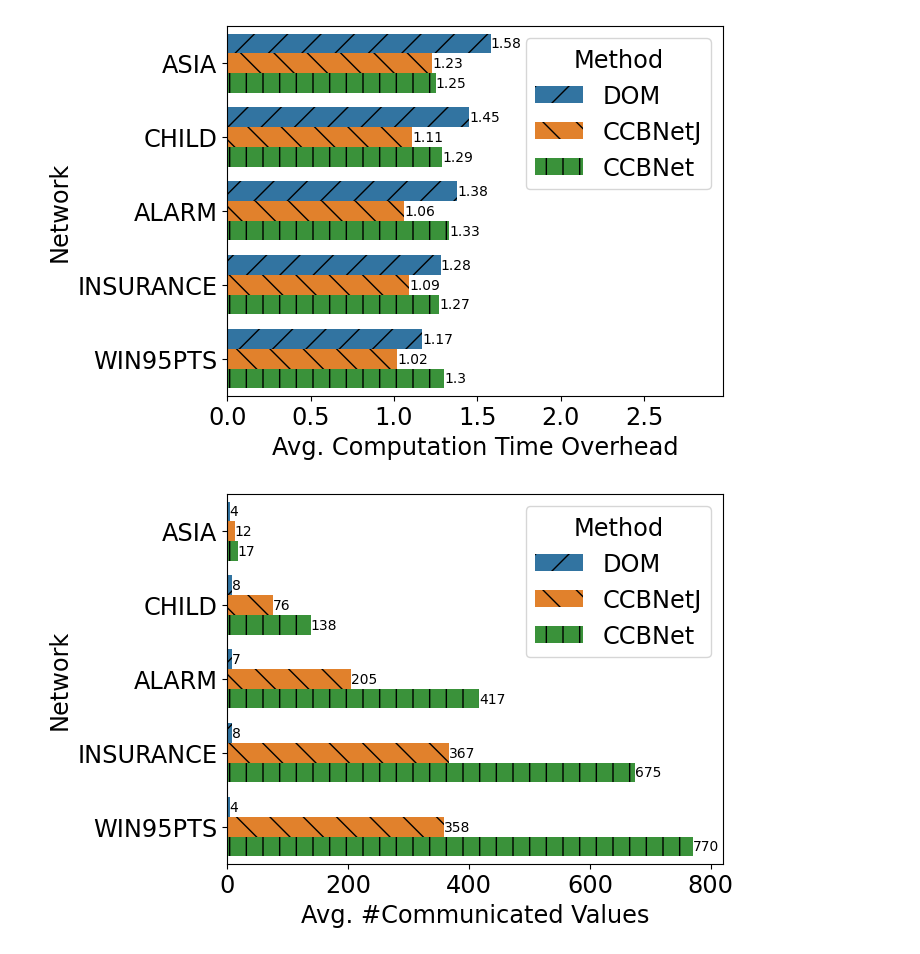
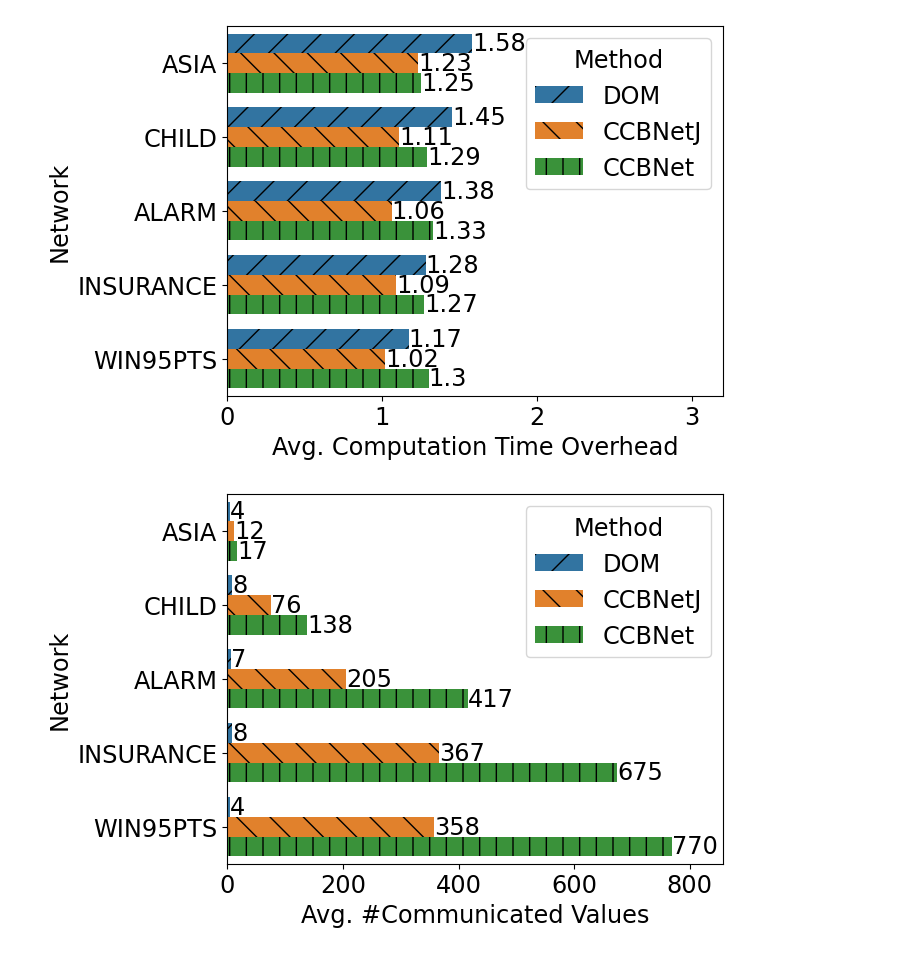
Before and after one commit to AbeleMM/ccbnet, a Jupyter notebook: plots.ipynb, the cells around one changed output. Drawn from its saved outputs; the diff is of its cells as text; code cells hidden in the pictures.

Commit message:
Increase the size of plot bar labels

```diff
--- a/plots.ipynb
+++ b/plots.ipynb
@@ -28,10 +28,12 @@ def make_save_barplot(df: pd.DataFrame, metric: str, xlim_r_mult: float, log_sca
 
     df_ = df[df["Name"].isin(method_order)]
     df_ = df.rename(columns=COL_RENAMER)
-    ax = sns.barplot(df_, x=COL_RENAMER[metric], y="Network", orient="h", hue="Method", hue_order=method_order)
+    ax = sns.barplot(
+        df_, x=COL_RENAMER[metric], y="Network", hue="Method",
+        hue_order=method_order, orient="h")
 
     for container, hatch in zip(cast(list[BarContainer], ax.containers), HATCHES):
-        ax.bar_label(container, label_type="edge")
+        ax.bar_label(container, label_type="edge", fontsize="xx-large")
         _x_lim_l, xlim_r = ax.get_xlim()
         ax.set_xlim(right=xlim_r_mult * xlim_r)
 
@@ -47,7 +49,9 @@ def make_save_barplot(df: pd.DataFrame, metric: str, xlim_r_mult: float, log_sca
 
     if fname:
         # fix date for reproducibility
-        cast(Figure, ax.get_figure()).savefig(f"{fname}.pdf", bbox_inches="tight", metadata={"CreationDate": datetime(year=2024, month=1, day=1)})
+        cast(Figure, ax.get_figure()).savefig(
+            f"{fname}.pdf", bbox_inches="tight",
+            metadata={"CreationDate": datetime(year=2024, month=1, day=1)})
 
     return ax
 # %%
@@ -61,11 +65,11 @@ fig_brier_related = make_save_barplot(related_df, "Brier", 1.015, fname="pdfs/br
 # %%
-fig_time_related = make_save_barplot(related_df, "RelTotTime", 1.215, fname="pdfs/time_related_4p_30o_new")
+fig_time_related = make_save_barplot(related_df, "RelTotTime", 1.245, fname="pdfs/time_related_4p_30o_new")
 # %% [output]
-[figure, old version]
+[figure, new version]
 # %%
-fig_comm_related = make_save_barplot(related_df, "AvgCommVals", 1.005, fname="pdfs/comm_related_4p_30o_new")
+fig_comm_related = make_save_barplot(related_df, "AvgCommVals", 1.020, fname="pdfs/comm_related_4p_30o_new")
 # %% [output]
-[figure, old version]
+[figure, new version]
 # %%
 random_df = pd.read_csv("results/random.csv", index_col=0)
 random_df["net"] = random_df["net"].str.upper()
```
Also changed, not shown: parts of 4 cells of this notebook, 6 other files.
